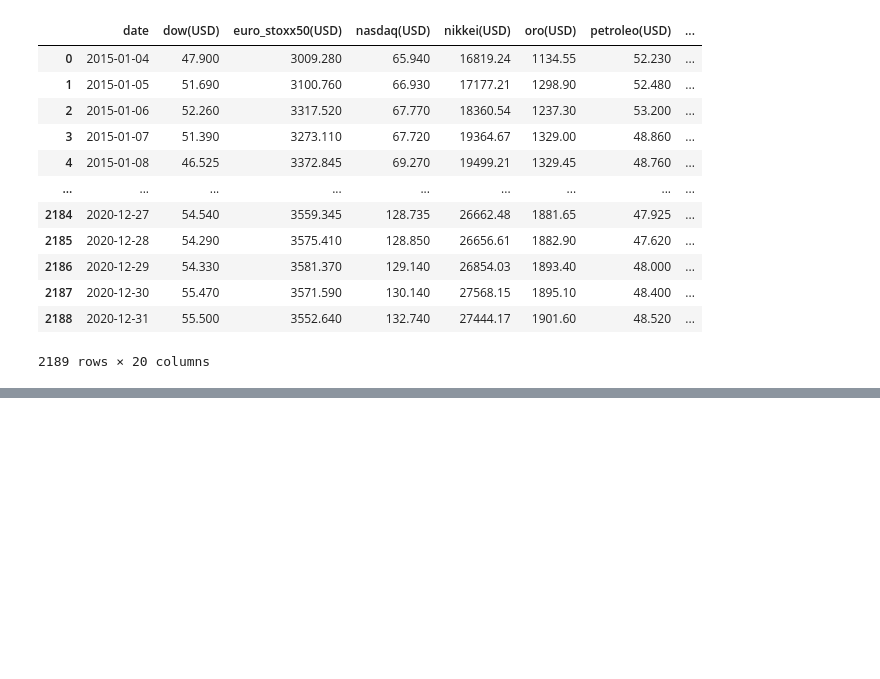
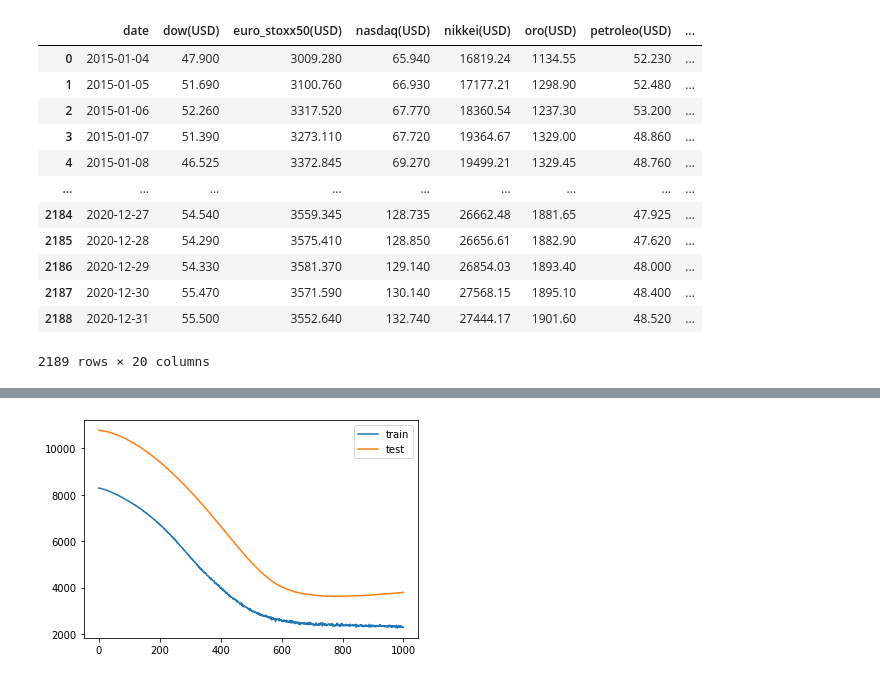
Before and after one commit to keniaCisneros/bitcoins_pricing, a Jupyter notebook: Serie_tiempo.ipynb, the cells around one changed output, grey strips where cells are left out. Drawn from its saved outputs; the diff is of its cells as text; code cells hidden in the pictures; blank space fills up the shorter version.

Commit message:
Estructura lstm y dataframe

```diff
--- a/Serie_tiempo.ipynb
+++ b/Serie_tiempo.ipynb
@@ -233,10 +98,13 @@ data
 # %%
 entrenamiento=1500
+n_obs=ventana*n_cols
+
 train=data.iloc[:entrenamiento,:]
 test =data.iloc[entrenamiento:,:]
 
-n_obs= ventana*n_cols
-train_X, train_y = train.iloc[:, :-1], train.iloc[:, -1]
-test_X, test_y = test.iloc[:, :-1], test.iloc[:, -1]
+train_X, train_y = train.iloc[:, :n_obs].values, train.iloc[:, -1].values
+test_X, test_y = test.iloc[:, :n_obs].values, test.iloc[:, -1].values
+
+print(print(train_X.shape, len(train_X), train_y.shape))
 test_y
 # %% [output]
@@ -255,3 +129,0 @@ Name: var19(t), Length: 684, dtype: float64
-# %%
-entrenamiento=ventana* n_cols
-train_X, train_y = train[:, :n_obs], train[:, -n_features]
@@ -297,0 +130,20 @@ array([[1.08839120e+04, 4.77600000e+01, 2.98017000e+03, 6.73500000e+01,
+# %%
+train_X = train_X.reshape((train_X.shape[0], ventana, n_cols))
+test_X = test_X.reshape((test_X.shape[0], ventana, n_cols))
+# %%
+tf.keras.backend.clear_session()
+
+model = tf.keras.models.Sequential([
+   tf.keras.layers.Bidirectional(tf.keras.layers.LSTM(50, return_sequences=True,input_shape=[train_X.shape[1],train_X.shape[2]])),
+  tf.keras.layers.Bidirectional(tf.keras.layers.LSTM(50)),
+  tf.keras.layers.Dropout(0.2),
+  tf.keras.layers.Dense(40,activation="relu"),
+  tf.keras.layers.Dropout(0.2),
+  tf.keras.layers.Dense(30, activation="relu"),
+  tf.keras.layers.Dense(1),
+  tf.keras.layers.Lambda(lambda x: x * 500.0)
+])
+
+
+model.compile(loss=tf.keras.losses.Huber(), optimizer=tf.keras.optimizers.Adam(learning_rate=1e-6),metrics=["mae"])
+history = model.fit(train_X,train_y,shuffle=False,validation_data=(test_X,test_y),epochs=1000)
@@ -297,0 +168,7 @@ array([[1.08839120e+04, 4.77600000e+01, 2.98017000e+03, 6.73500000e+01,
+# %%
+plt.plot(history.history['loss'], label='train')
+plt.plot(history.history['val_loss'], label='test')
+plt.legend()
+plt.show()
+# %% [output]
+[figure, added]
```
Also changed, not shown: parts of 22 cells of this notebook.
